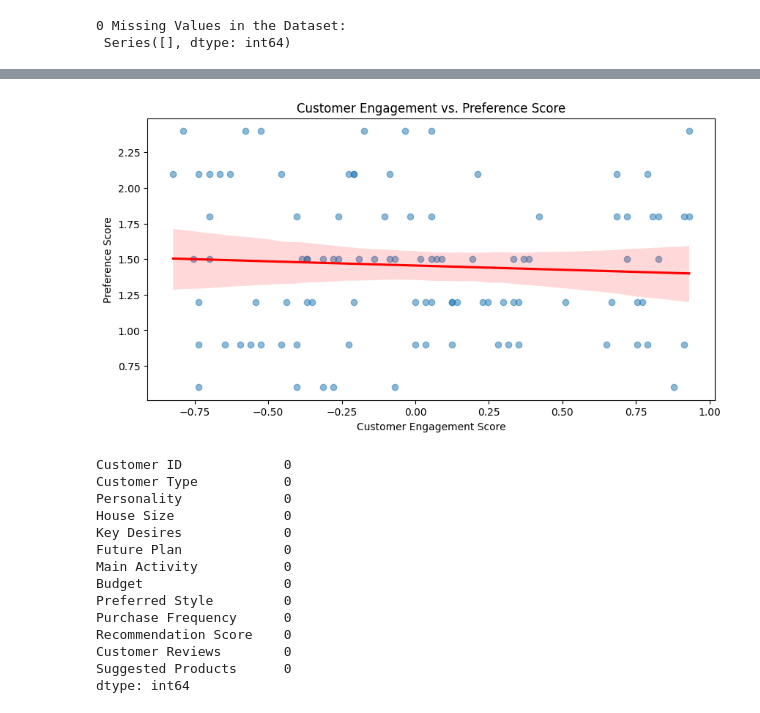
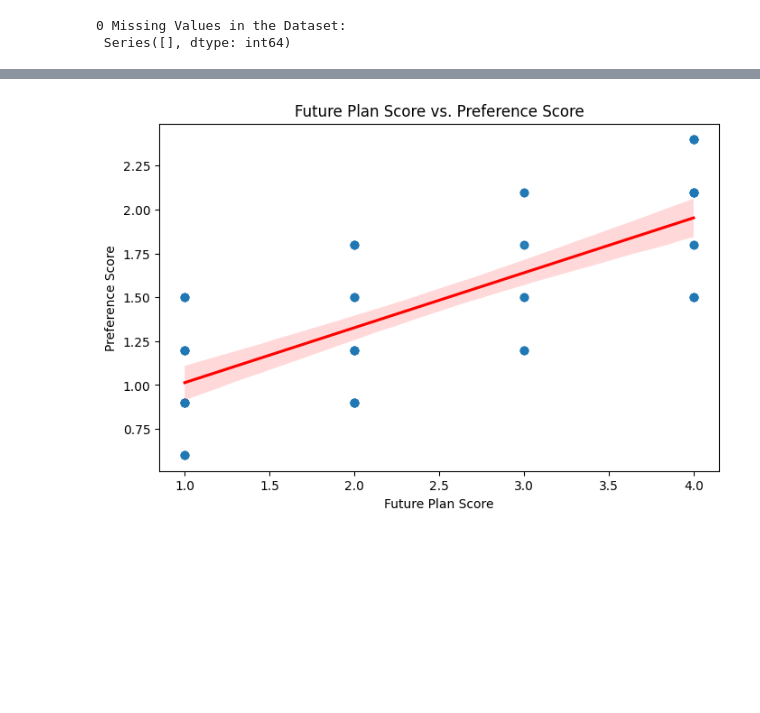
Before and after one commit to Dhinuksharan/Furn_Trim, a Jupyter notebook: Data_processing_test_2.ipynb, the cells around one changed output, grey strips where cells are left out. Cells and saved outputs as stored; diff of their text form; code cells hidden in the pictures; blank space fills up the shorter version.

Commit message:
Updated both the datasets by creating new features

```diff
--- a/Data_processing_test_2.ipynb
+++ b/Data_processing_test_2.ipynb
@@ -112,2 +78,8 @@ plt.show()
 future_plan_mapping = {"Relax at home": 1, "Work from home": 2, "Move": 3, "Travel": 4}
 customer_survey_df["Future_Plan_Score"] = customer_survey_df["Future Plan"].map(future_plan_mapping)
+# %%
+budget_mapping = {"low": 0, "medium": 1, "high": 2}
+customer_survey_df["Budget_Score"] = customer_survey_df["Budget"].map(budget_mapping)
+
+# Fill NaN values with the median Budget Score
+customer_survey_df["Budget_Score"].fillna(customer_survey_df["Budget_Score"].median(), inplace=True)
@@ -114,11 +96,8 @@ customer_survey_df["Future_Plan_Score"] = customer_survey_df["Future Plan"].map(
 # %%
-#Creating a budget score
-if "Budget" in customer_survey_df.columns:
-    budget_mapping = {"Low": 0, "Medium": 1, "High": 2}
-    customer_survey_df["Budget_Score"] = customer_survey_df["Budget"].map(budget_mapping)
-
-    # Fix: Use direct assignment instead of `inplace=True`
-    customer_survey_df["Budget_Score"] = customer_survey_df["Budget_Score"].fillna(0)
+if "Purchase Frequency" in customer_survey_df.columns:
+    purchase_freq_mapping = {"rarely": 0, "occasionally": 1, "monthly": 2}
+    customer_survey_df["Purchase_Tendency"] = customer_survey_df["Purchase Frequency"].map(purchase_freq_mapping)
+    customer_survey_df["Purchase_Tendency"] = customer_survey_df["Purchase_Tendency"].fillna(0)
 else:
-    print("'Budget' column is missing! Setting Budget_Score to 0 for all rows.")
-    customer_survey_df["Budget_Score"] = 0
+    print("Purchase Frequency column is missing Setting Purchase_Tendency to 0 for all rows.")
+    customer_survey_df["Purchase_Tendency"] = 0
@@ -128,11 +104 @@ customer_survey_df["Review_Sentiment"] = np.where(customer_survey_df["Customer R
-# %%
-if "Purchase Frequency" in customer_survey_df.columns:
-    purchase_freq_mapping = {"Rarely": 0, "Occasionally": 1, "Monthly": 2}
-    customer_survey_df["Purchase_Tendency"] = customer_survey_df["Purchase Frequency"].map(purchase_freq_mapping)
-
-    # Use direct assignment instead of `inplace=True`
-    customer_survey_df["Purchase_Tendency"] = customer_survey_df["Purchase_Tendency"].fillna(0)
-else:
-    print("Purchase Frequency column is missing Setting Purchase_Tendency to 0 for all rows.")
-    customer_survey_df["Purchase_Tendency"] = 0
 # %%
@@ -180,9 +146,7 @@ if not customer_survey_df["Customer_Engagement_Score"].dropna().empty:
 else:
     median_engagement = 0  # Default value if column is empty
 
-customer_survey_df["Engagement_Sentiment"] = np.where(
-    customer_survey_df["Customer_Engagement_Score"].fillna(0) > median_engagement, 1, 0
-)
+customer_survey_df["Engagement_Sentiment"] = np.where( customer_survey_df["Customer_Engagement_Score"].fillna(0) > median_engagement, 1, 0)
 # %%
 print(customer_survey_df["Purchase Frequency"].isna().sum())
 # %% [output]
@@ -289,26 +248,9 @@ Passing `palette` without assigning `hue` is deprecated and will be removed in v
 # %%
-plt.figure(figsize=(10,5))
-sns.regplot(x="Customer_Engagement_Score", y="Preference_Score", data=customer_survey_df, scatter_kws={'alpha':0.5}, line_kws={'color':'red'})
-plt.title("Customer Engagement vs. Preference Score")
-plt.xlabel("Customer Engagement Score")
+plt.figure(figsize=(8,5))
+sns.regplot(x="Future_Plan_Score", y="Preference_Score", data=customer_survey_df, scatter_kws={"alpha":0.6}, line_kws={"color":"red"})
+plt.title("Future Plan Score vs. Preference Score")
+plt.xlabel("Future Plan Score")
 plt.ylabel("Preference Score")
 plt.show()
 # %% [output]
-[figure, old version]
+[figure, new version]
-# %%
-customer_survey_df.isna().sum()
-# %% [output]
-Customer ID             0
-Customer Type           0
-Personality             0
-House Size              0
-Key Desires             0
-Future Plan             0
-Main Activity           0
-Budget                  0
-Preferred Style         0
-Purchase Frequency      0
-Recommendation Score    0
-Customer Reviews        0
-Suggested Products      0
-dtype: int64
```
Also changed, not shown: parts of 22 cells of this notebook, 7 other files.
